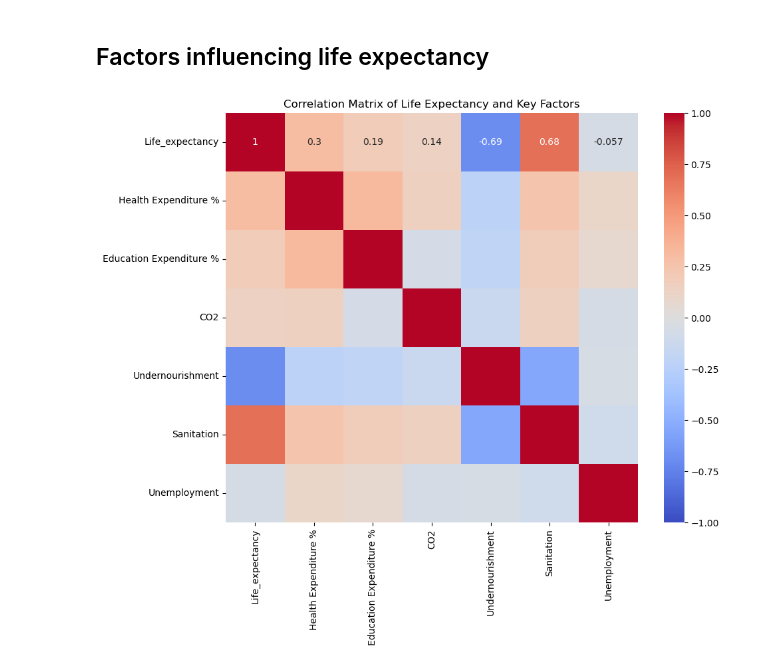
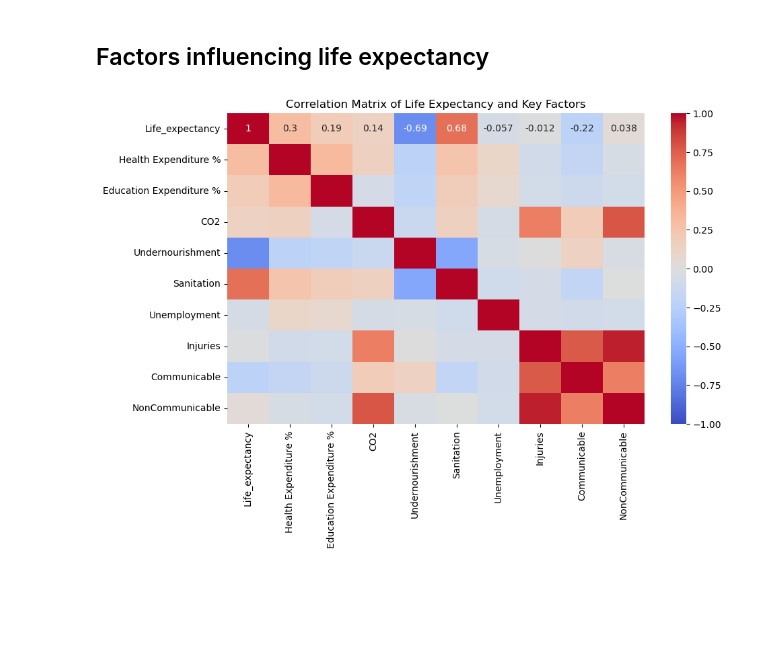
Before and after one commit to diatt17/Data_analysis_projects, a Jupyter notebook: Life_expectancy/life_expectancy.ipynb, the cells around one changed output. Drawn from its saved outputs; the diff is of its cells as text; code cells hidden in the pictures; blank space fills up the shorter version.

```diff
--- a/Life_expectancy/life_expectancy.ipynb
+++ b/Life_expectancy/life_expectancy.ipynb
@@ -299,15 +295,15 @@ We can now observe that there was a decline in life expectancy between 2013 and
 # %%
 # Correlation matrix of life expectancy and key factors
 key_factors = ['Life_expectancy', 'Health Expenditure %', 'Education Expenditure %', 'CO2',
-               'Undernourishment', 'Sanitation', 'Unemployment']
+               'Undernourishment', 'Sanitation', 'Unemployment', 'Injuries','Communicable',	'NonCommunicable']
 
 # Calculate the correlation matrix
 correlation_matrix = data[key_factors].corr()
 
 # Plot the correlation matrix
-plt.figure(figsize=(10, 8))
+plt.figure(figsize=(10, 6))
 sns.heatmap(correlation_matrix, annot=True, cmap='coolwarm', vmin=-1, vmax=1)
 plt.title('Correlation Matrix of Life Expectancy and Key Factors')
 plt.show()
 # %% [output]
-[figure, old version]
+[figure, new version]
```
Also changed, not shown: parts of 8 cells of this notebook, 1 other file.
